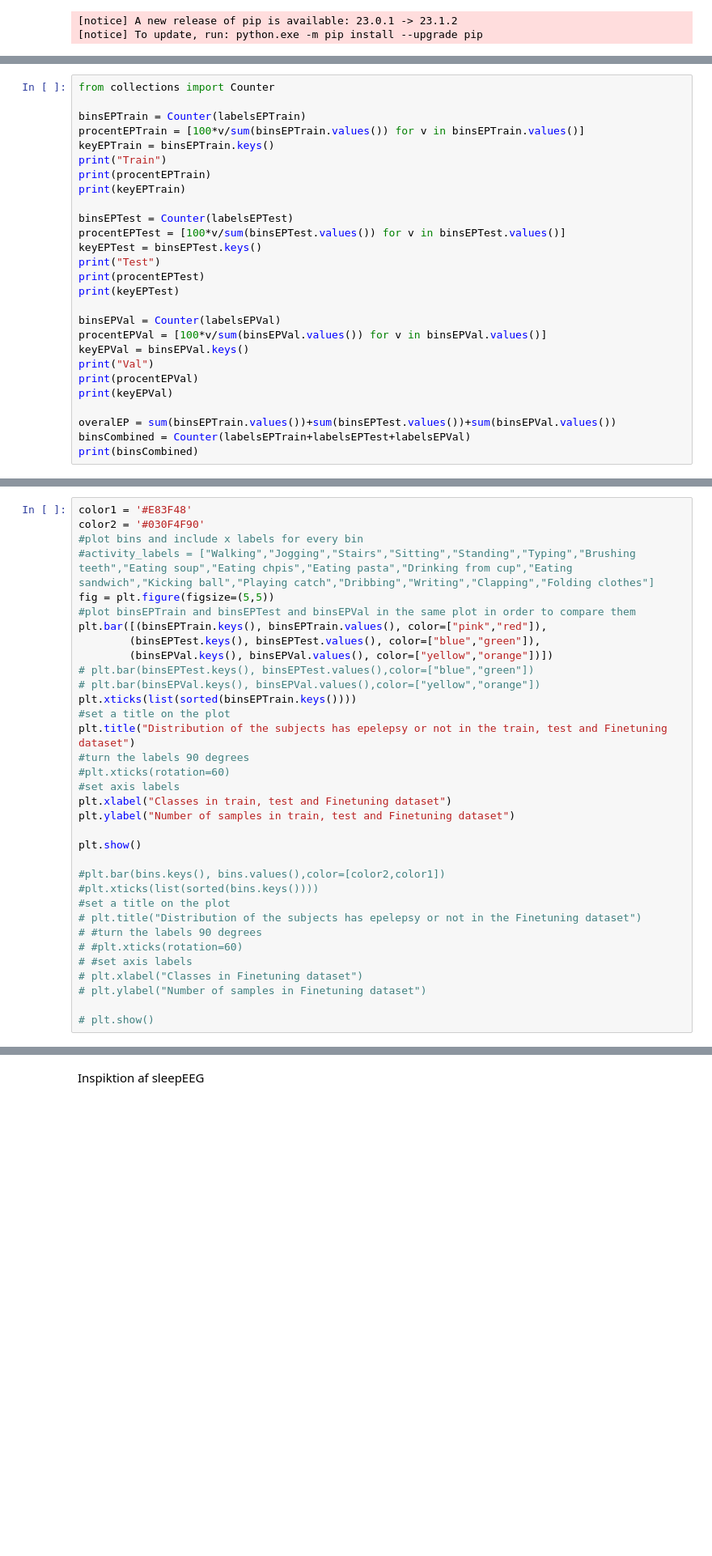
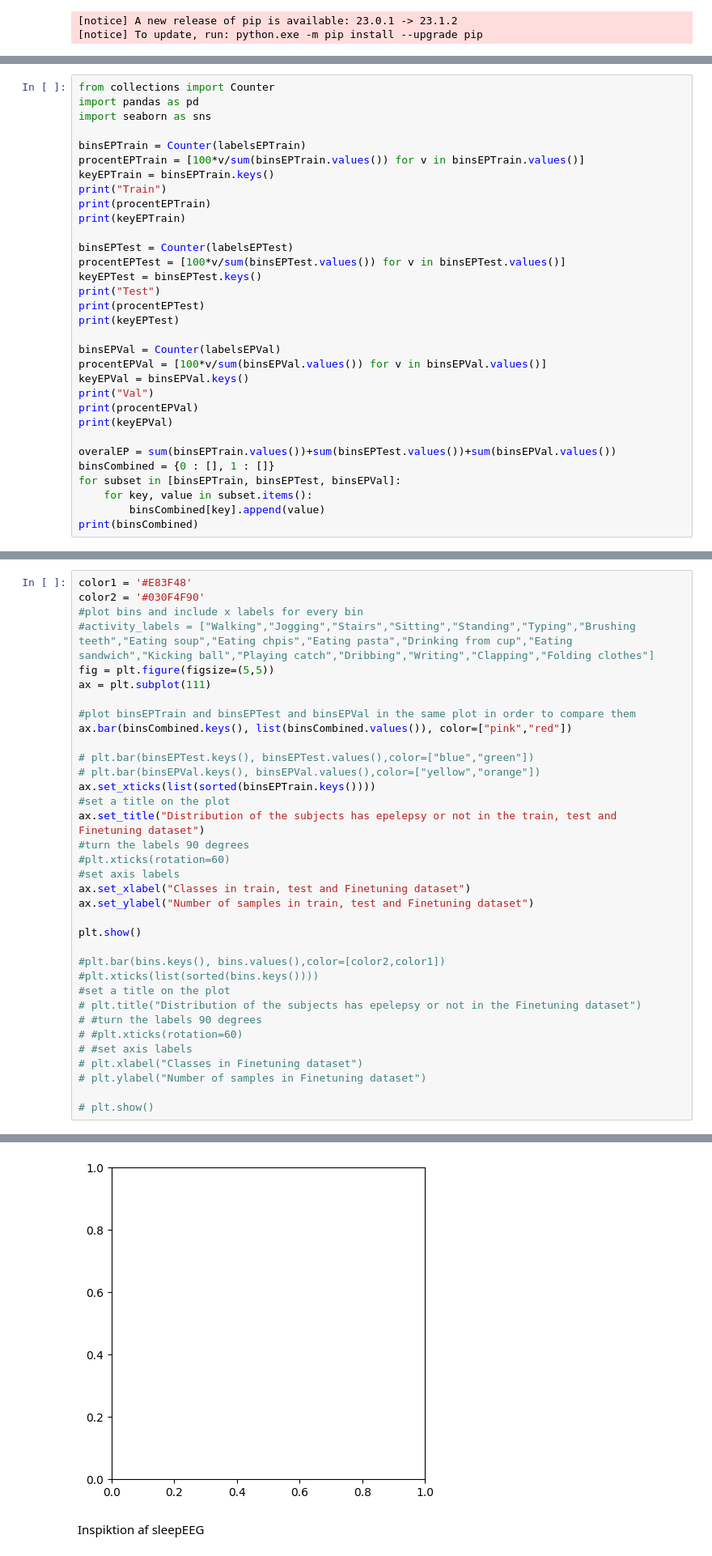
Before and after one commit to s214606/self-supervised-learning-for-time-series, a Jupyter notebook: dataInspection.ipynb, the cells around one changed output, grey strips where cells are left out. Shown at 81% size. Saved outputs shown, nothing was run; the diff lists cells and outputs as text; blank space fills up the shorter version.

```diff
--- a/dataInspection.ipynb
+++ b/dataInspection.ipynb
@@ -34,5 +30,7 @@ NameError: name 'datasetEPTrain' is not defined
 # %%
 from collections import Counter
+import pandas as pd
+import seaborn as sns
 
 binsEPTrain = Counter(labelsEPTrain)
 procentEPTrain = [100*v/sum(binsEPTrain.values()) for v in binsEPTrain.values()]
@@ -56,6 +54,9 @@ print(procentEPVal)
 print(keyEPVal)
 
 overalEP = sum(binsEPTrain.values())+sum(binsEPTest.values())+sum(binsEPVal.values())
-binsCombined = Counter(labelsEPTrain+labelsEPTest+labelsEPVal)
+binsCombined = {0 : [], 1 : []}
+for subset in [binsEPTrain, binsEPTest, binsEPVal]:
+    for key, value in subset.items():
+        binsCombined[key].append(value)
 print(binsCombined)
 # %% [output]
@@ -137,20 +163,21 @@ color2 = '#030F4F90'
 #plot bins and include x labels for every bin
 #activity_labels = ["Walking","Jogging","Stairs","Sitting","Standing","Typing","Brushing teeth","Eating soup","Eating chpis","Eating pasta","Drinking from cup","Eating sandwich","Kicking ball","Playing catch","Dribbing","Writing","Clapping","Folding clothes"]
 fig = plt.figure(figsize=(5,5))
+ax = plt.subplot(111)
+
 #plot binsEPTrain and binsEPTest and binsEPVal in the same plot in order to compare them
-plt.bar([(binsEPTrain.keys(), binsEPTrain.values(), color=["pink","red"]),
-        (binsEPTest.keys(), binsEPTest.values(), color=["blue","green"]),
-        (binsEPVal.keys(), binsEPVal.values(), color=["yellow","orange"])])
+ax.bar(binsCombined.keys(), list(binsCombined.values()), color=["pink","red"])
+
 # plt.bar(binsEPTest.keys(), binsEPTest.values(),color=["blue","green"])
 # plt.bar(binsEPVal.keys(), binsEPVal.values(),color=["yellow","orange"])
-plt.xticks(list(sorted(binsEPTrain.keys())))
+ax.set_xticks(list(sorted(binsEPTrain.keys())))
 #set a title on the plot
-plt.title("Distribution of the subjects has epelepsy or not in the train, test and Finetuning dataset")
+ax.set_title("Distribution of the subjects has epelepsy or not in the train, test and Finetuning dataset")
 #turn the labels 90 degrees
 #plt.xticks(rotation=60)
 #set axis labels
-plt.xlabel("Classes in train, test and Finetuning dataset")
-plt.ylabel("Number of samples in train, test and Finetuning dataset")
+ax.set_xlabel("Classes in train, test and Finetuning dataset")
+ax.set_ylabel("Number of samples in train, test and Finetuning dataset")
 
 plt.show()
 
@@ -170,3 +197,4 @@ SyntaxError: invalid syntax. Maybe you meant '==' or ':=' instead of '='? (40874
+[figure, added]
 # %% [markdown]
 Inspiktion af sleepEEG
 # %%
```
Also changed, not shown: parts of 6 cells of this notebook, 3 other files.
